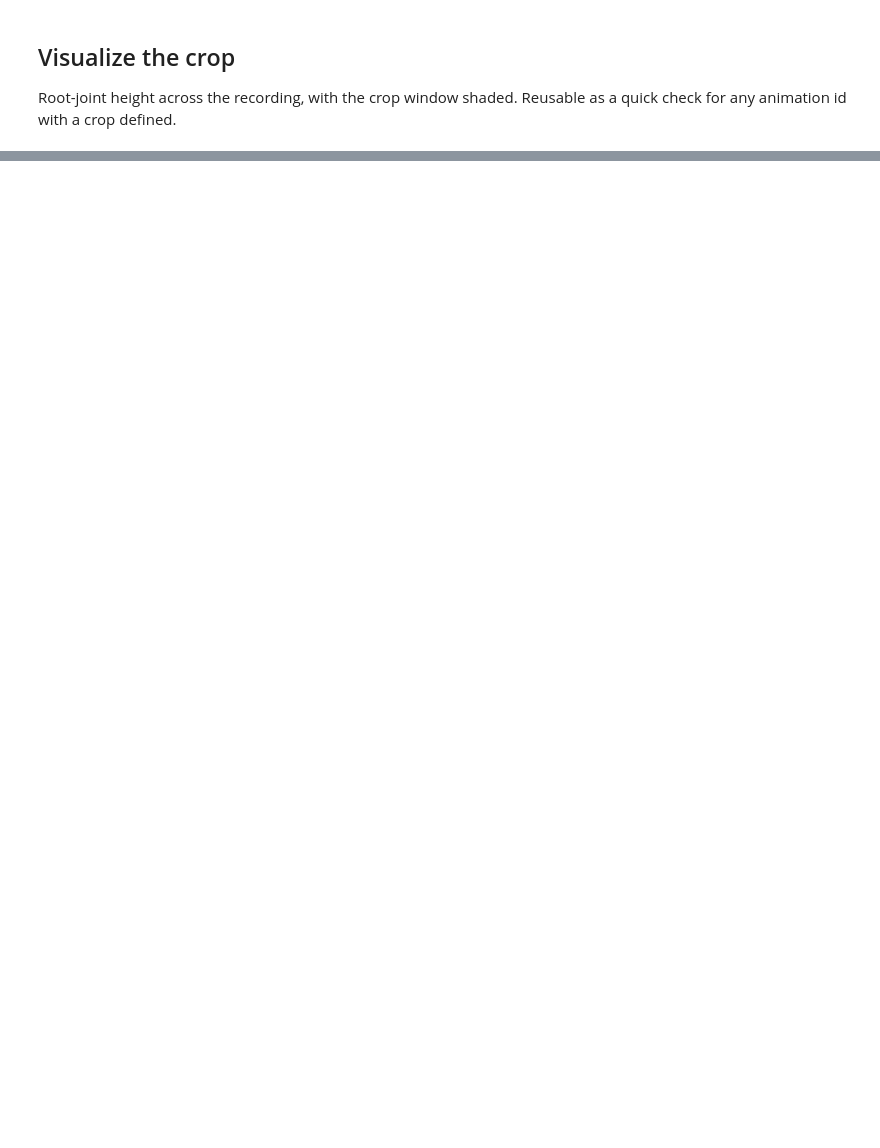
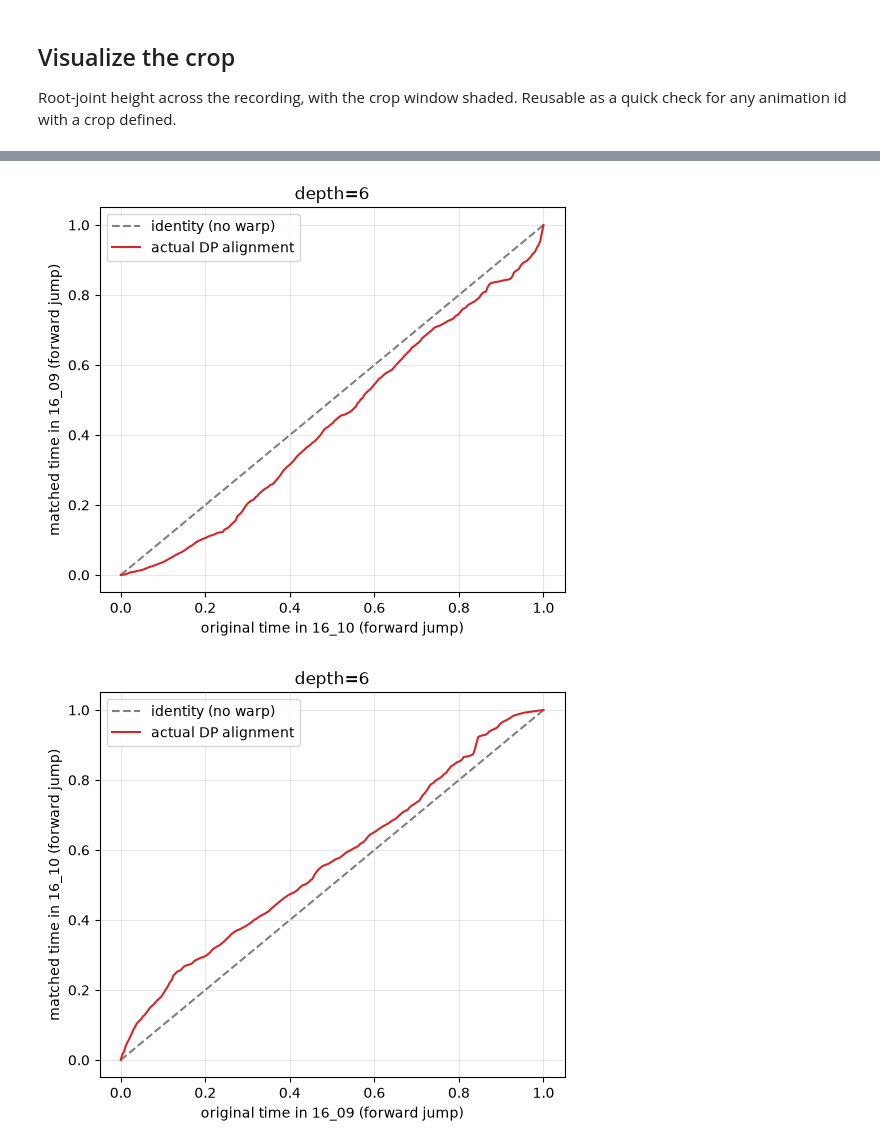
Before and after one commit to theaboge/Project, a Jupyter notebook: notebooks/explore.ipynb, the cells around one changed output, grey strips where cells are left out. Cells and saved outputs as stored; diff of their text form; code cells hidden in the pictures; blank space fills up the shorter version.

```diff
--- a/notebooks/explore.ipynb
+++ b/notebooks/explore.ipynb
@@ -87,0 +115,7 @@ plt.show()
+# %%
+# 16_09 forward_jump vs 16_10 forward_jump
+plot_dp_alignment(18, 19, depth=6)
+plot_dp_alignment(19, 18, depth=6)
+# %% [output]
+[figure, added]
+[figure, added]
```
Also changed, not shown: parts of 17 cells of this notebook, 49 other files.
